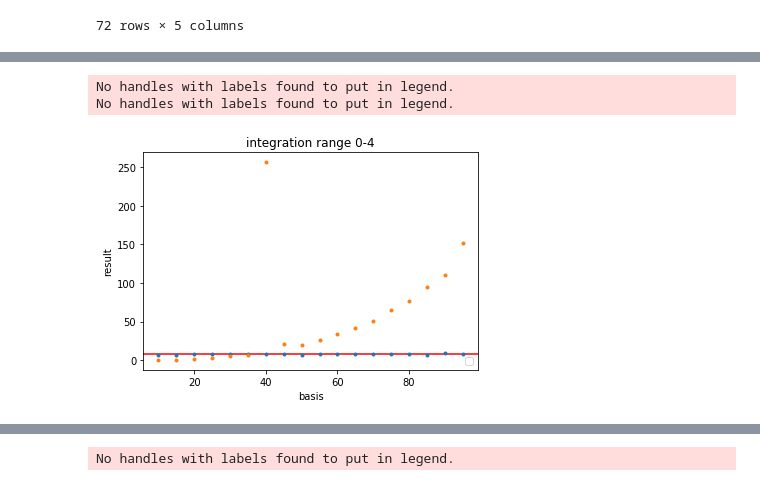
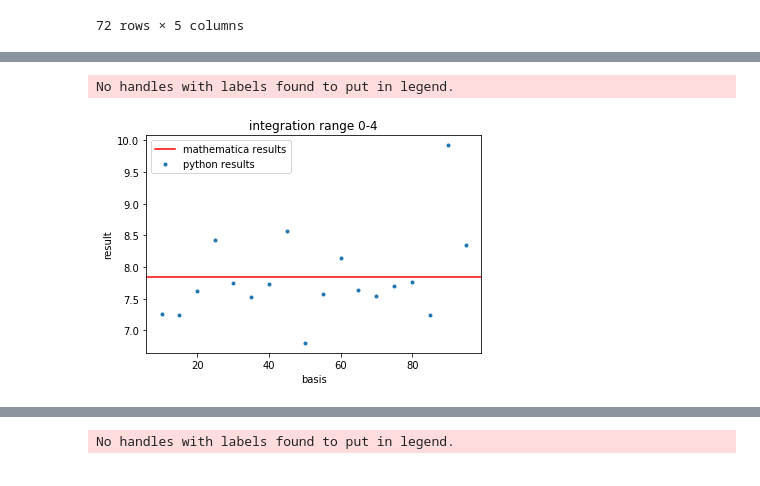
Before and after one commit to margres/Master-thesis, a Jupyter notebook: plot_levin.ipynb, the cells around one changed output, grey strips where cells are left out. Drawn from its saved outputs; the diff is of its cells as text; code cells hidden in the pictures.

```diff
--- a/plot_levin.ipynb
+++ b/plot_levin.ipynb
@@ -22,8 +22,11 @@ def create_plots (x_label, y_label, title):
     plt.yticks(size=10)
     plt.xticks(size=10)
 
-def subplot(x,y,label='',style='.'):
+
+def subplot(x,y,label,style='.'):
     plt.plot(x,y, style, label=label)
+    #plt.plot(x,y, style)
+    plt.legend()
 # %%
 name_file='dataframe_bessfuncarg_01g1.txt'
 # %%
@@ -60,10 +76,8 @@ No handles with labels found to put in legend.
 # %%
 create_plots('basis','result','integration range 0-4')
-plt.axhline(7.84, color='r')
-subplot(df[18:18*2].basis,df[18:18*2].result)
-create_plots('basis','result','integration range 0-4')
-subplot(df[18:18*2].basis,df[18:18*2].time)
+plt.axhline(7.84, color='r',label='mathematica results')
+subplot(df[18:18*2].basis,df[18:18*2].result, label='python results')
+plt.savefig('integration_range_04.png')
 # %% [output]
 No handles with labels found to put in legend.
-No handles with labels found to put in legend.
-[figure, old version]
+[figure, new version]
```
Also changed, not shown: parts of 3 cells of this notebook, 9 other files.
